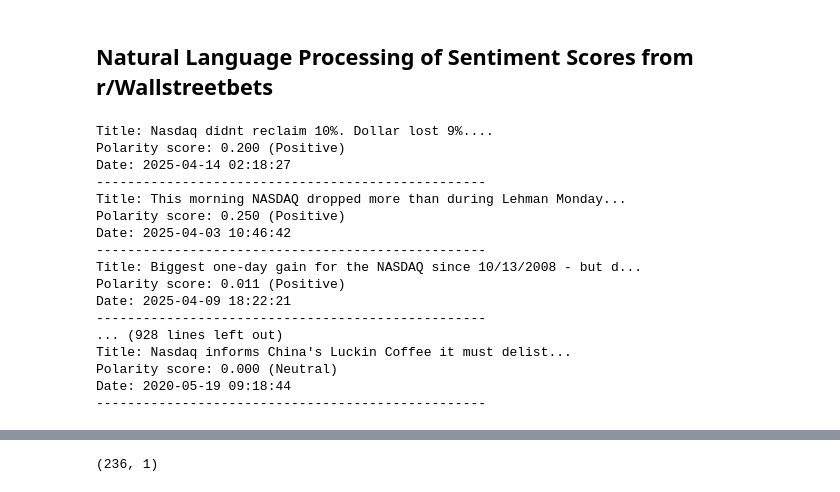
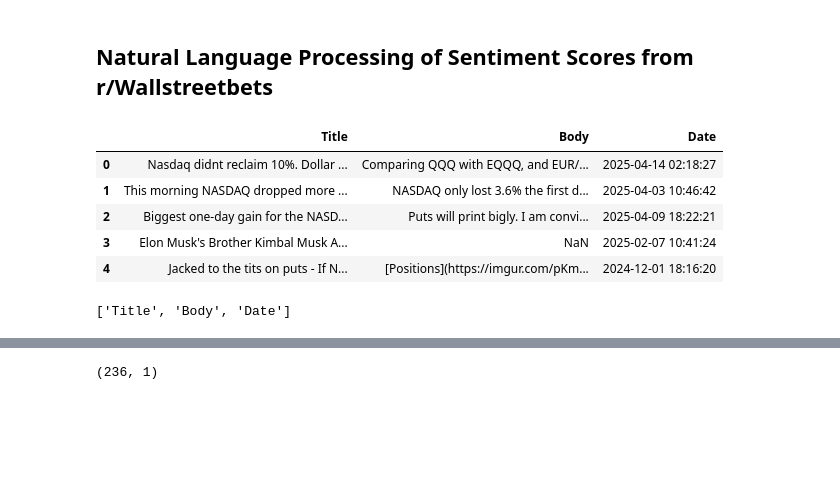
Before and after one commit to Crusoe22/Moss_ML_Capstone, a Jupyter notebook: main copy.ipynb, the cells around one changed output, grey strips where cells are left out. Cells and saved outputs as stored; diff of their text form; code cells hidden in the pictures; blank space fills up the shorter version.

```diff
--- a/main copy.ipynb
+++ b/main copy.ipynb
@@ -409,58 +482,26 @@ import csv
 import spacy
 from spacytextblob.spacytextblob import SpacyTextBlob
 # %%
-# Load SpaCy and add SpaCyTextBlob
-nlp = spacy.load("en_core_web_sm")
-nlp.add_pipe("spacytextblob")
-
-# List to hold date/polarity rows
-sentiment_scores = []
-
+# Load r/Wallstreetbets data
 file_path = 'nasdaq_posts.csv'
-
-# Open CSV and analyze sentiment for each row
-with open(file_path, mode='r', encoding='utf-8') as file:
-    reader = csv.DictReader(file)
-
-    for row in reader:
-        title = row['Title']
-        body = row['Body']
-        date = row['Date']
-        text = f"{title} {body}"  # Combine title and body
-
-        doc = nlp(text)
-        polarity = doc._.blob.polarity
-
-        if polarity > 0:
-            sentiment_label = "Positive"
-        elif polarity < 0:
-            sentiment_label = "Negative"
-        else:
-            sentiment_label = "Neutral"
-
-        # Append (date, polarity) as a list
-        sentiment_scores.append([date, round(polarity, 3)])
-
-
-        print(f"Title: {title[:60]}...")
-        print(f"Polarity score: {polarity:.3f} ({sentiment_label})")
-        print(f"Date: {date}")
-        print("-" * 50)
-# %% [output]
-Title: Nasdaq didnt reclaim 10%. Dollar lost 9%....
-Polarity score: 0.200 (Positive)
-Date: 2025-04-14 02:18:27
---------------------------------------------------
-Title: This morning NASDAQ dropped more than during Lehman Monday...
-Polarity score: 0.250 (Positive)
-Date: 2025-04-03 10:46:42
---------------------------------------------------
-Title: Biggest one-day gain for the NASDAQ since 10/13/2008 - but d...
-Polarity score: 0.011 (Positive)
-Date: 2025-04-09 18:22:21
---------------------------------------------------
-... (928 lines left out)
-Title: Nasdaq informs China's Luckin Coffee it must delist...
-Polarity score: 0.000 (Neutral)
-Date: 2020-05-19 09:18:44
---------------------------------------------------
+# %%
+# Load data into pandas dataframe
+reddit_data = pd.read_csv('nasdaq_posts.csv')
+
+
+str_cols = list(reddit_data.columns)
+reddit_data.head()
+# %% [output]
+|  | Title | Body | Date |
+| 0 | Nasdaq didnt reclaim 10%. Dollar ... | Comparing QQQ with EQQQ, and EUR/... | 2025-04-14 02:18:27 |
+| 1 | This morning NASDAQ dropped more ... | NASDAQ only lost 3.6% the first d... | 2025-04-03 10:46:42 |
+| 2 | Biggest one-day gain for the NASD... | Puts will print bigly. I am convi... | 2025-04-09 18:22:21 |
+| 3 | Elon Musk's Brother Kimbal Musk A... | NaN | 2025-02-07 10:41:24 |
+| 4 | Jacked to the tits on puts - If N... | [Positions](https://imgur.com/pKm... | 2024-12-01 18:16:20 |
+# %%
+# Get features of the dataset
+reddit_features = list(reddit_data.columns)
+
+reddit_features
+# %% [output]
+['Title', 'Body', 'Date']
```
Also changed, not shown: parts of 21 cells of this notebook, 1 other file.
